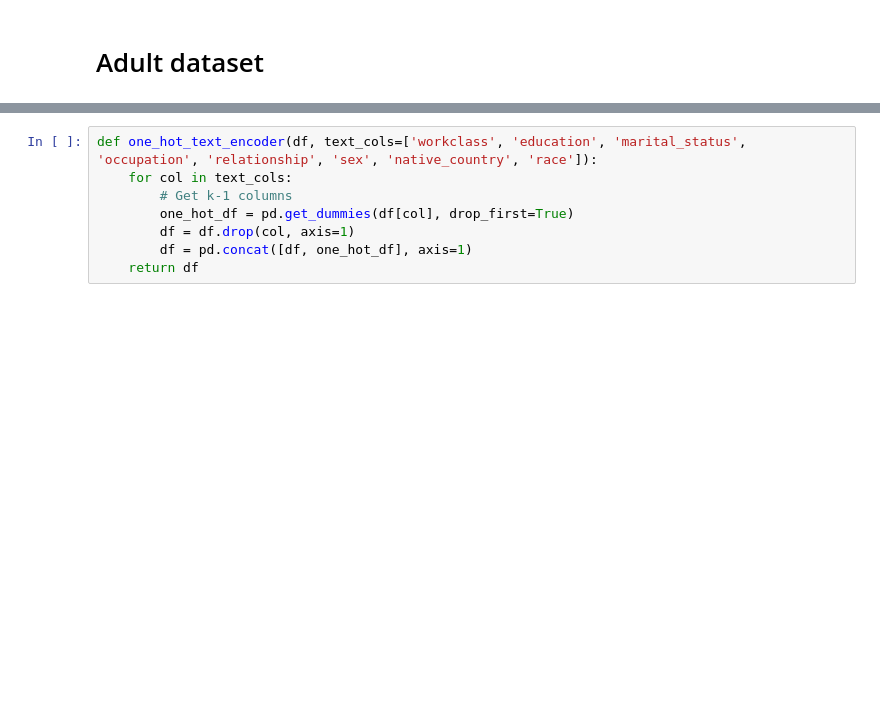
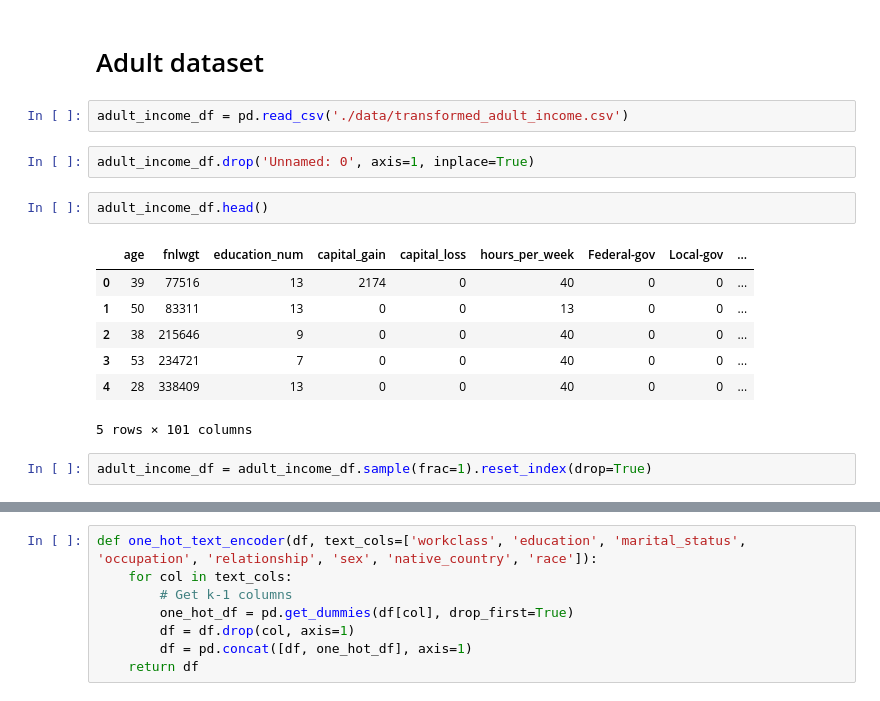
Before and after one commit to jonhilgart22/gatech_machine_learning, a Jupyter notebook: problem set 1/k_nearest_neighbors.ipynb, the cells around one changed output, grey strips where cells are left out. Saved outputs shown, nothing was run; the diff lists cells and outputs as text; blank space fills up the shorter version.

Commit message:
update data

```diff
--- a/problem set 1/k_nearest_neighbors.ipynb
+++ b/problem set 1/k_nearest_neighbors.ipynb
@@ -21,3 +21,19 @@ warnings.filterwarnings('ignore')
 Populating the interactive namespace from numpy and matplotlib
 # %% [markdown]
 # Adult dataset
+# %%
+adult_income_df = pd.read_csv('./data/transformed_adult_income.csv')
+# %%
+adult_income_df.drop('Unnamed: 0', axis=1, inplace=True)
+# %%
+adult_income_df.head()
+# %% [output]
+|  | age | fnlwgt | education_num | capital_gain | capital_loss | hours_per_week | Federal-gov | Local-gov | ... |
+| 0 | 39 | 77516 | 13 | 2174 | 0 | 40 | 0 | 0 | ... |
+| 1 | 50 | 83311 | 13 | 0 | 0 | 13 | 0 | 0 | ... |
+| 2 | 38 | 215646 | 9 | 0 | 0 | 40 | 0 | 0 | ... |
+| 3 | 53 | 234721 | 7 | 0 | 0 | 40 | 0 | 0 | ... |
+| 4 | 28 | 338409 | 13 | 0 | 0 | 40 | 0 | 0 | ... |
+5 rows × 101 columns
+# %%
+adult_income_df = adult_income_df.sample(frac=1).reset_index(drop=True)
```
Also changed, not shown: parts of 14 cells of this notebook, 5 other files.
